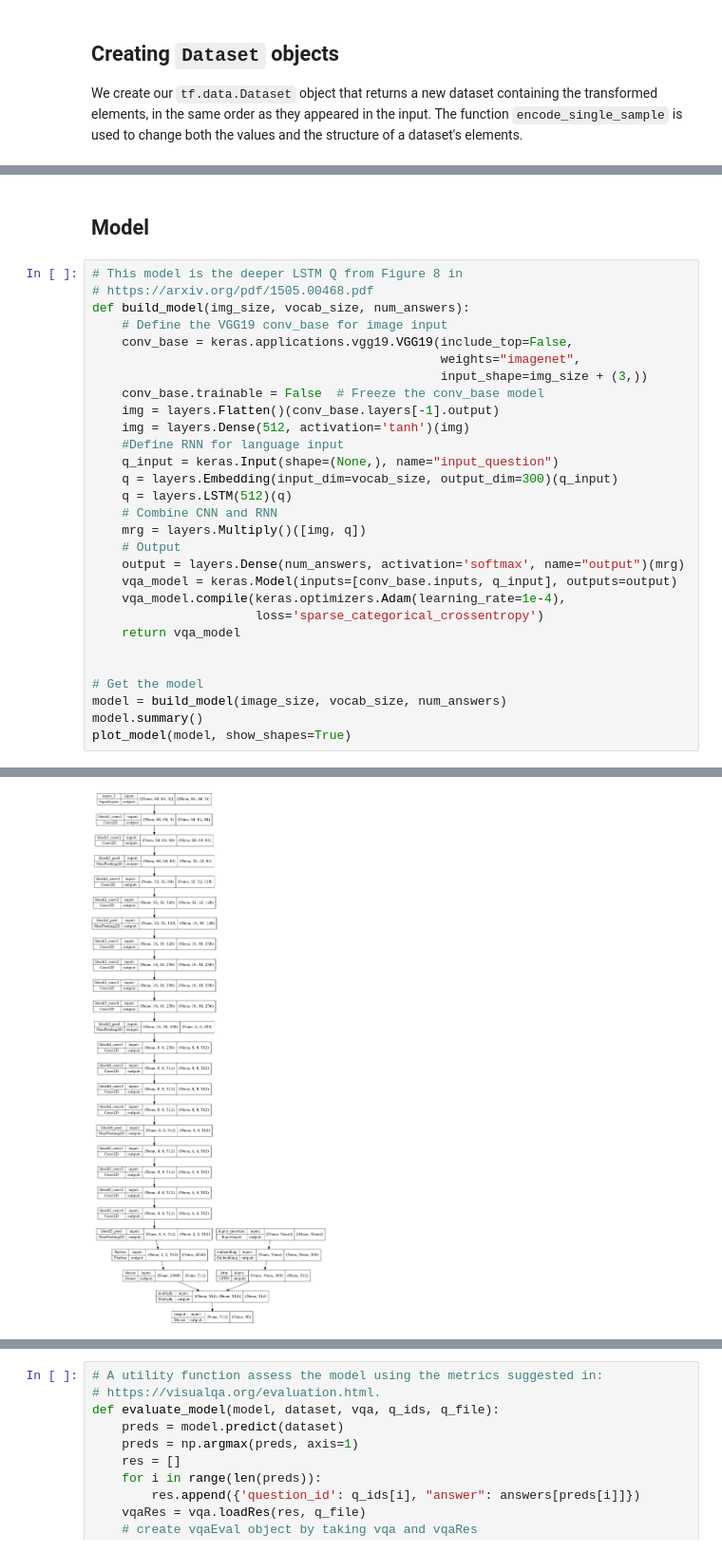
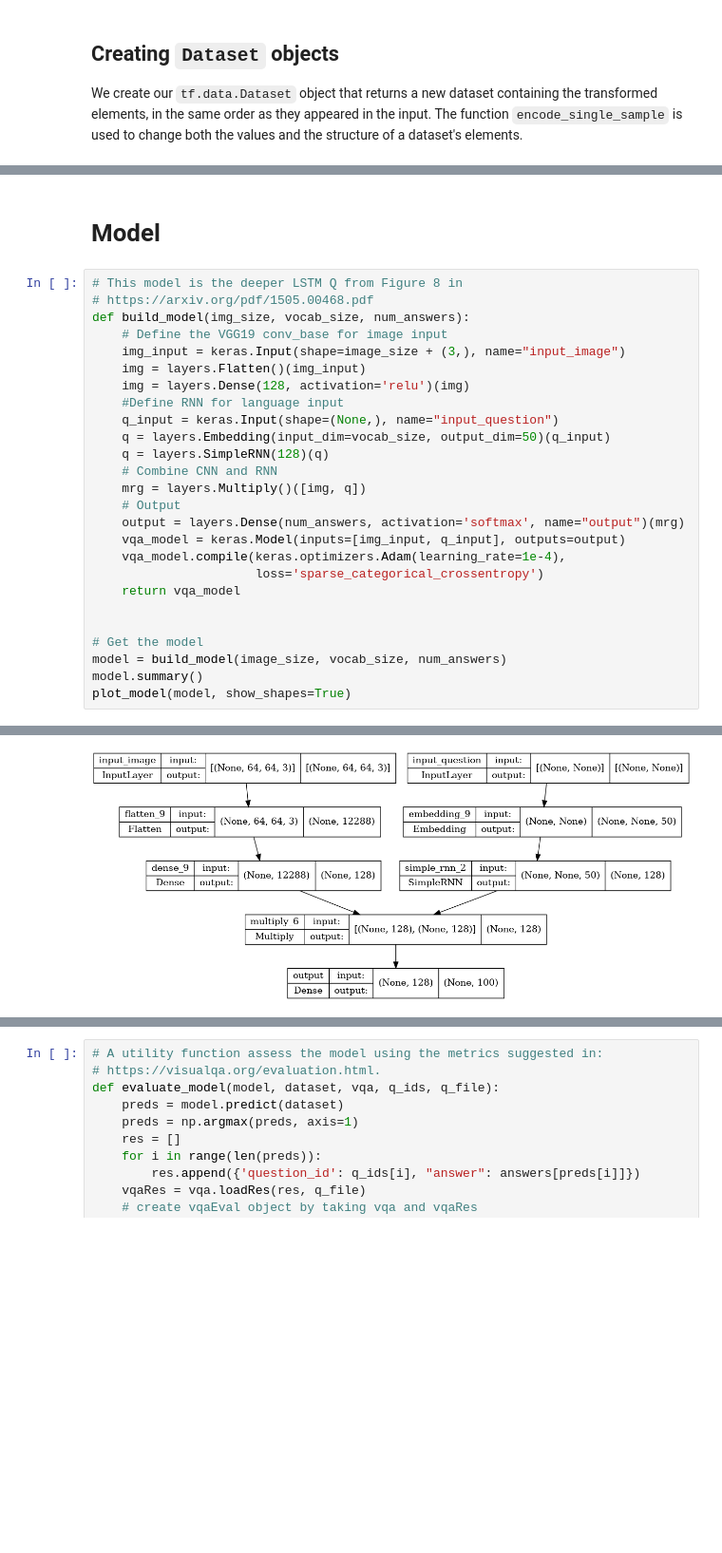
Before and after one commit to rbouadjenek/deakin-ai-challenge2022, a Jupyter notebook: deakin_ai_challenge_training.ipynb, the cells around one changed output, grey strips where cells are left out. Shown: that part at 95% size. Saved outputs shown, nothing was run; the diff lists cells and outputs as text; blank space fills up the shorter version.

```diff
--- a/deakin_ai_challenge_training.ipynb
+++ b/deakin_ai_challenge_training.ipynb
@@ -277,25 +344,22 @@ for batch in val_dataset.shuffle(20).take(1):
 # %% [markdown]
-## Model
+# Model
 # %%
 # This model is the deeper LSTM Q from Figure 8 in
 # https://arxiv.org/pdf/1505.00468.pdf
 def build_model(img_size, vocab_size, num_answers):
     # Define the VGG19 conv_base for image input
-    conv_base = keras.applications.vgg19.VGG19(include_top=False,
-                                               weights="imagenet",
-                                               input_shape=img_size + (3,))
-    conv_base.trainable = False  # Freeze the conv_base model
-    img = layers.Flatten()(conv_base.layers[-1].output)
-    img = layers.Dense(512, activation='tanh')(img)
+    img_input = keras.Input(shape=image_size + (3,), name="input_image")
+    img = layers.Flatten()(img_input)
+    img = layers.Dense(128, activation='relu')(img)
     #Define RNN for language input
     q_input = keras.Input(shape=(None,), name="input_question")
-    q = layers.Embedding(input_dim=vocab_size, output_dim=300)(q_input)
-    q = layers.LSTM(512)(q)
+    q = layers.Embedding(input_dim=vocab_size, output_dim=50)(q_input)
+    q = layers.SimpleRNN(128)(q)
     # Combine CNN and RNN
     mrg = layers.Multiply()([img, q])
     # Output
     output = layers.Dense(num_answers, activation='softmax', name="output")(mrg)
-    vqa_model = keras.Model(inputs=[conv_base.inputs, q_input], outputs=output)
+    vqa_model = keras.Model(inputs=[img_input, q_input], outputs=output)
     vqa_model.compile(keras.optimizers.Adam(learning_rate=1e-4),
                       loss='sparse_categorical_crossentropy')
     return vqa_model
@@ -325,3 +389,3 @@ Non-trainable params: 20,024,384
 __________________________________________________________________________________________________
-[figure, old version]
+[figure, new version]
 # %% [markdown]
```
Also changed, not shown: parts of 32 cells of this notebook.
